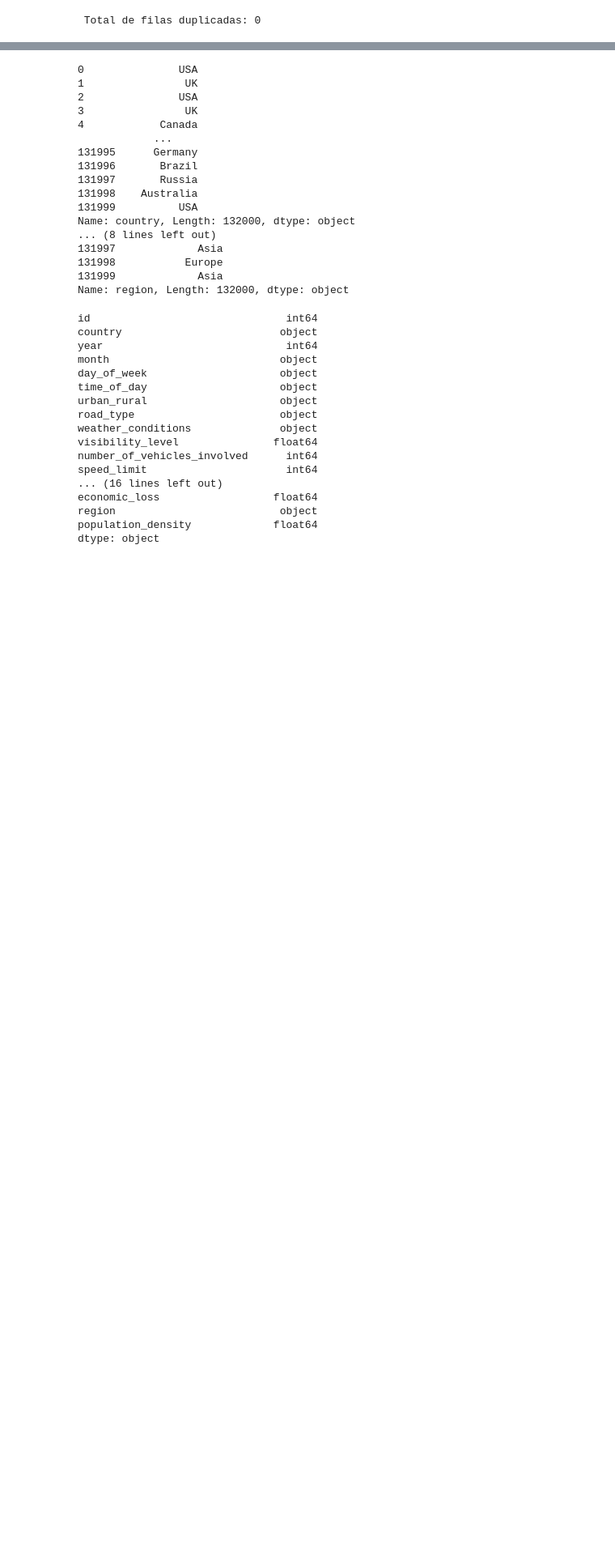
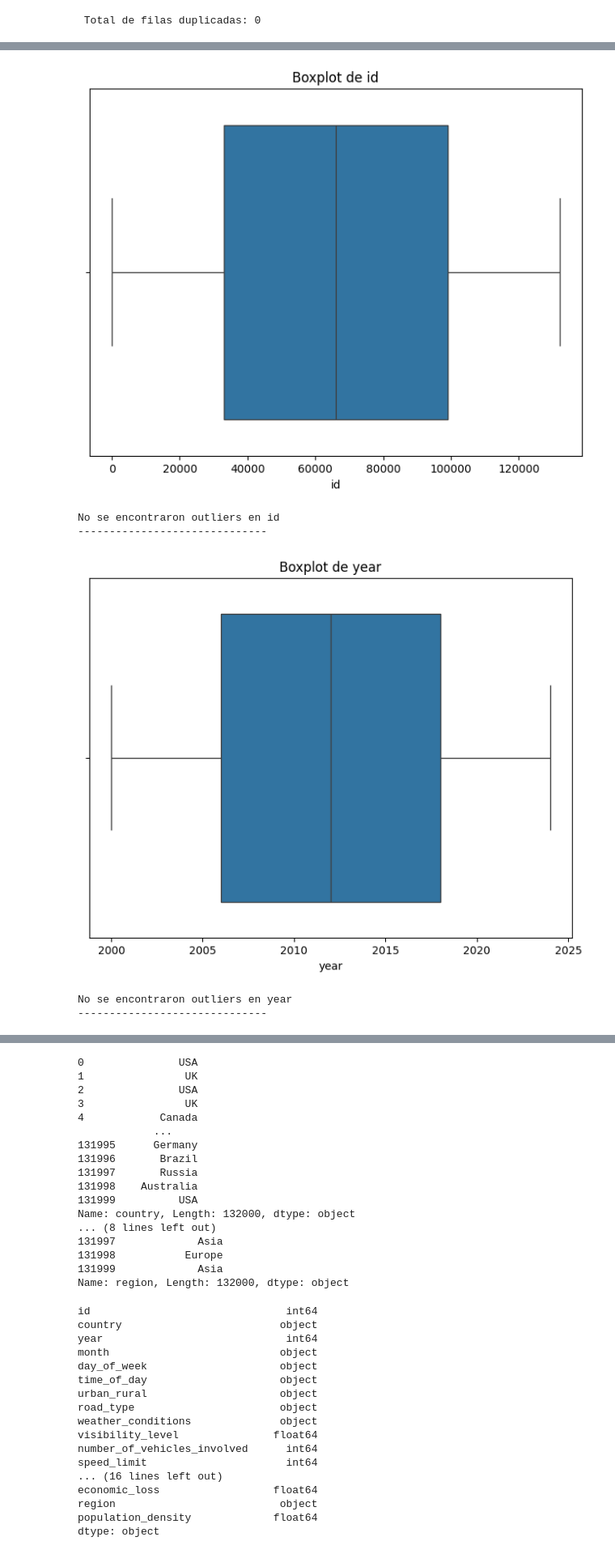
Before and after one commit to ntlg72/ETL-Global-Road-Accidents, a Jupyter notebook: notebooks/001_eda.ipynb, the cells around one changed output, grey strips where cells are left out. Shown at 81% size. Drawn from its saved outputs; the diff is of its cells as text; code cells hidden in the pictures; blank space fills up the shorter version.

```diff
--- a/notebooks/001_eda.ipynb
+++ b/notebooks/001_eda.ipynb
@@ -67,0 +63,35 @@ if total_duplicados > 0:
+# %%
+numeric_cols = df.select_dtypes(include=['number']).columns
+
+for col in numeric_cols:
+    plt.figure(figsize=(8, 6))
+    sns.boxplot(x=df[col])
+    plt.title(f'Boxplot de {col}')
+    plt.show()
+
+
+    Q1 = df[col].quantile(0.25)
+    Q3 = df[col].quantile(0.75)
+    IQR = Q3 - Q1
+    lower_bound = Q1 - 1.5 * IQR
+    upper_bound = Q3 + 1.5 * IQR
+
+
+    outliers = df[(df[col] < lower_bound) | (df[col] > upper_bound)]
+
+
+    if not outliers.empty:
+        print(f"Outliers en {col}:")
+        print(outliers[[col]])
+        print(f"Número de outliers: {len(outliers)}")
+        print("-" * 30)
+    else:
+        print(f"No se encontraron outliers en {col}")
+        print("-" * 30)
+# %% [output]
+[figure, added]
+No se encontraron outliers en id
+------------------------------
+[figure, added]
+No se encontraron outliers en year
+------------------------------
```
Also changed, not shown: parts of 19 cells of this notebook.
